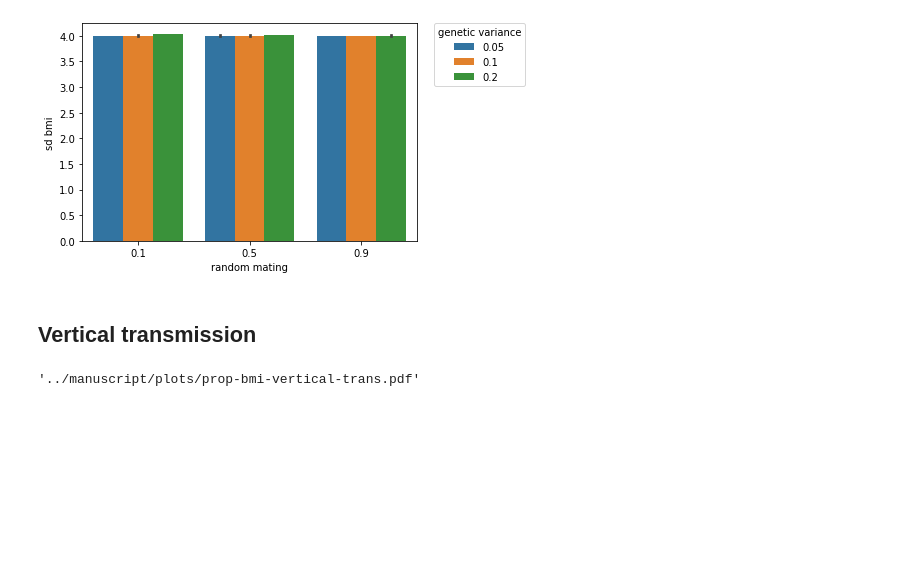
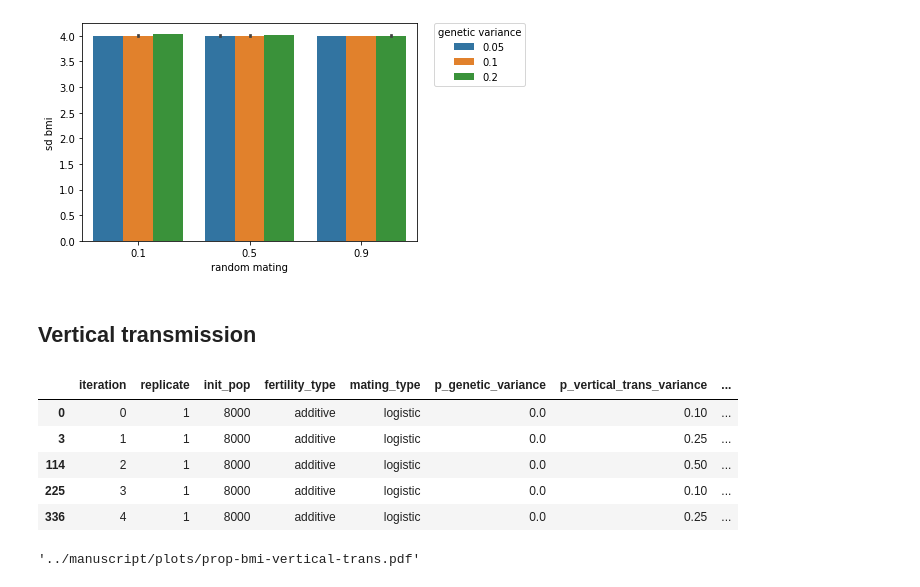
Before and after one commit to sdaza/obesity-dem-heritability, a Jupyter notebook: notebooks/bmi-analysis-by-scenario.ipynb, the cells around one changed output. Cells and saved outputs as stored; diff of their text form; code cells hidden in the pictures; blank space fills up the shorter version.

```diff
--- a/notebooks/bmi-analysis-by-scenario.ipynb
+++ b/notebooks/bmi-analysis-by-scenario.ipynb
@@ -71,6 +71,15 @@ cols.columns = colnames
 cols = cols[colnames].apply(pd.to_numeric)
 df = pd.concat([df, cols], axis=1, ignore_index=False)
 df = df.merge(params, on = ["iteration"])
+# %%
+params.head()
+# %% [output]
+|  | iteration | replicate | init_pop | fertility_type | mating_type | p_genetic_variance | p_vertical_trans_variance | ... |
+| 0 | 0 | 1 | 8000 | additive | logistic | 0.0 | 0.10 | ... |
+| 3 | 1 | 1 | 8000 | additive | logistic | 0.0 | 0.25 | ... |
+| 114 | 2 | 1 | 8000 | additive | logistic | 0.0 | 0.50 | ... |
+| 225 | 3 | 1 | 8000 | additive | logistic | 0.0 | 0.10 | ... |
+| 336 | 4 | 1 | 8000 | additive | logistic | 0.0 | 0.25 | ... |
 # %%
 p = sns.barplot(y='g4', x='p_random_mating', hue='p_vertical_trans_variance',data=df, estimator=np.median);
 p.set_ylabel("propotion obese", fontsize = 10)
```
Also changed, not shown: parts of 6 cells of this notebook, 15 other files.
